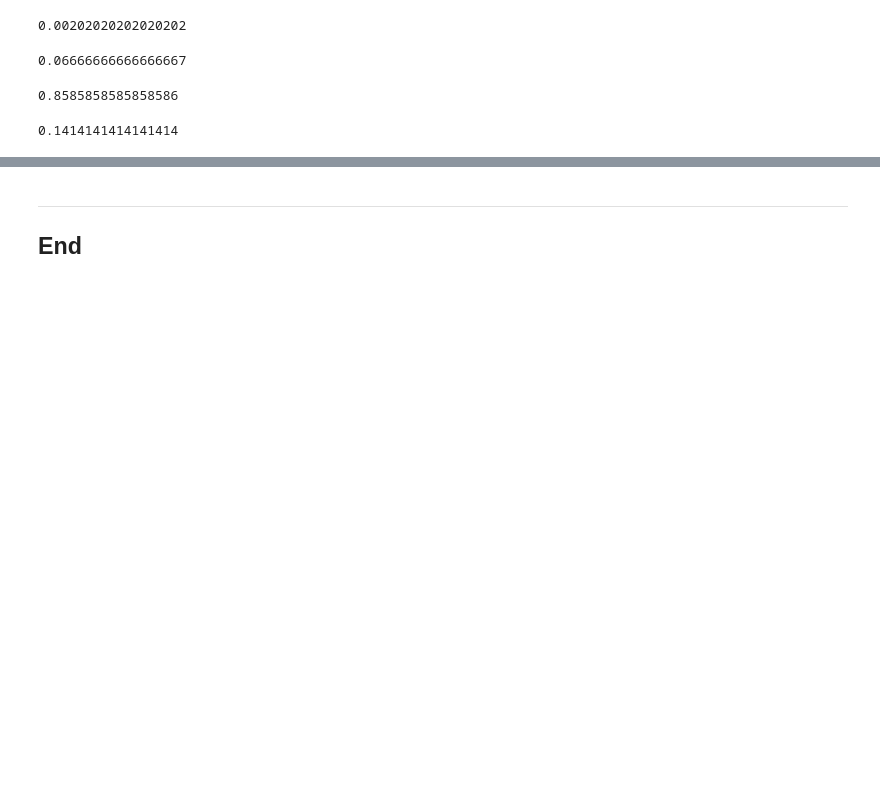
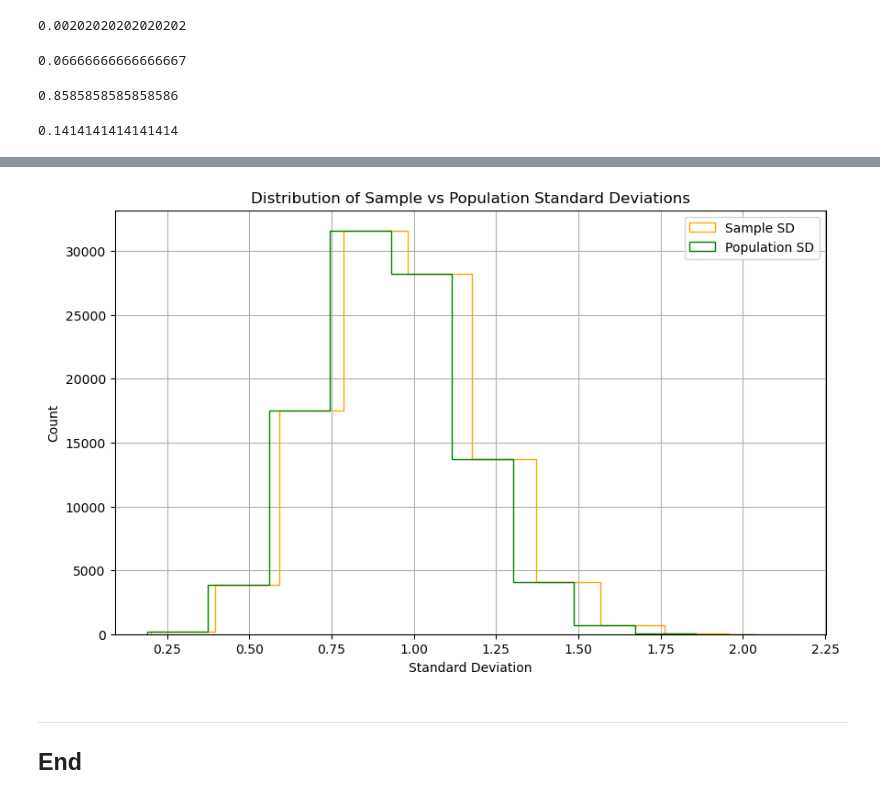
Before and after one commit to FatimaBOliveira/applied-statistics-assessment, a Jupyter notebook: problems.ipynb, the cells around one changed output, grey strips where cells are left out. Drawn from its saved outputs; the diff is of its cells as text; code cells hidden in the pictures; blank space fills up the shorter version.

```diff
--- a/problems.ipynb
+++ b/problems.ipynb
@@ -209,3 +213,34 @@ Selection of four cups of milk first and eight cups of tea first from the twelve
+# %%
+# https://numpy.org/doc/stable/reference/random/generated/numpy.random.normal.html
+# Generate samples from a standard normal distribution, 100 000 samples of size 10.
+samples = np.random.normal(loc=0, scale=1, size=(100000, 10))
+
+
+## https://realpython.com/numpy-random-normal/#how-to-use-numpy-to-generate-normally-distributed-random-numbers
+# %%
+# https://numpy.org/doc/stable/reference/generated/numpy.std.html
+# Sample standard deviation (ddof=1)
+sample_sd = np.std(samples, axis=1, ddof=1)
+
+# Population standard deviation (ddof=0)
+population_sd = np.std(samples, axis=1, ddof=0)
+# %%
+# https://matplotlib.org/stable/api/_as_gen/matplotlib.pyplot.hist.html
+
+# Plot histograms
+plt.figure(figsize=(10, 6))
+plt.hist(sample_sd, histtype='step',label='Sample SD', color='orange')
+plt.hist(population_sd, histtype='step', label='Population SD', color='green')
+
+# Add labels, legend, title and grid.
+plt.xlabel('Standard Deviation')
+plt.ylabel('Count')
+plt.title('Distribution of Sample vs Population Standard Deviations')
+plt.legend()
+plt.grid()
+plt.show()
+# %% [output]
+[figure, added]
 # %% [markdown]
 ---
 ## End
```
Also changed, not shown: parts of 3 cells of this notebook.
